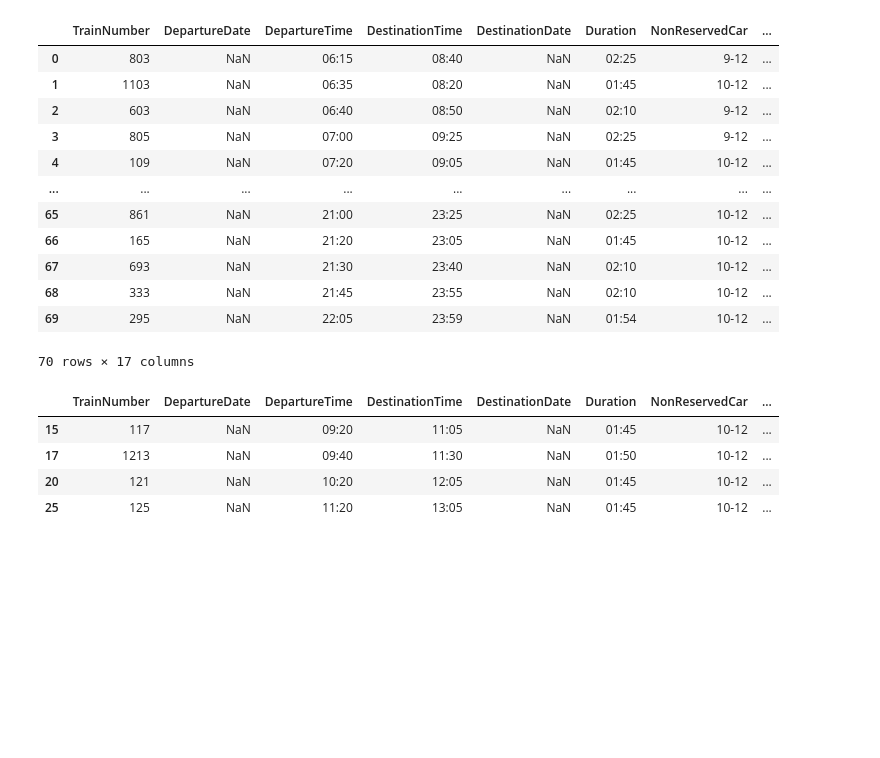
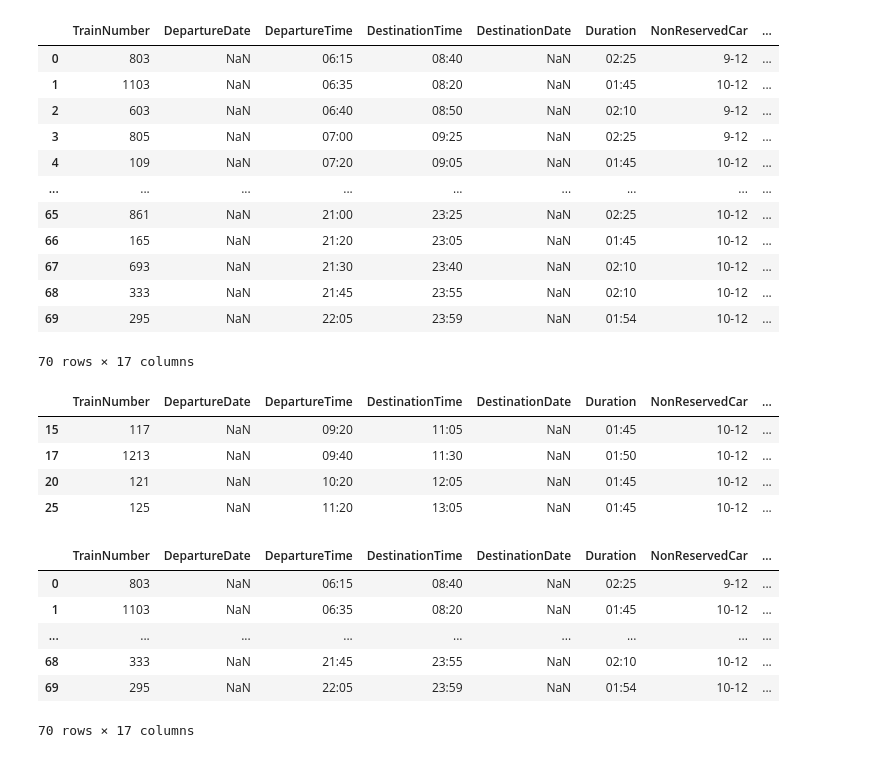
Before and after one commit to Elwing-Chou/tibame20251203, a Jupyter notebook: tibame20251223.ipynb, the cells around one changed output. Cells and saved outputs as stored; diff of their text form; code cells hidden in the pictures; blank space fills up the shorter version.

```diff
--- a/tibame20251223.ipynb
+++ b/tibame20251223.ipynb
@@ -113,3 +113,14 @@ df[fil3]
 | 17 | 1213 | NaN | 09:40 | 11:30 | NaN | 01:50 | 10-12 | ... |
 | 20 | 121 | NaN | 10:20 | 12:05 | NaN | 01:45 | 10-12 | ... |
 | 25 | 125 | NaN | 11:20 | 13:05 | NaN | 01:45 | 10-12 | ... |
+# %%
+pd.set_option('display.max_rows', 5)
+df
+# %% [output]
+|  | TrainNumber | DepartureDate | DepartureTime | DestinationTime | DestinationDate | Duration | NonReservedCar | ... |
+| 0 | 803 | NaN | 06:15 | 08:40 | NaN | 02:25 | 9-12 | ... |
+| 1 | 1103 | NaN | 06:35 | 08:20 | NaN | 01:45 | 10-12 | ... |
+| ... | ... | ... | ... | ... | ... | ... | ... | ... |
+| 68 | 333 | NaN | 21:45 | 23:55 | NaN | 02:10 | 10-12 | ... |
+| 69 | 295 | NaN | 22:05 | 23:59 | NaN | 01:54 | 10-12 | ... |
+70 rows × 17 columns
```
Also changed, not shown: parts of 2 cells of this notebook.
